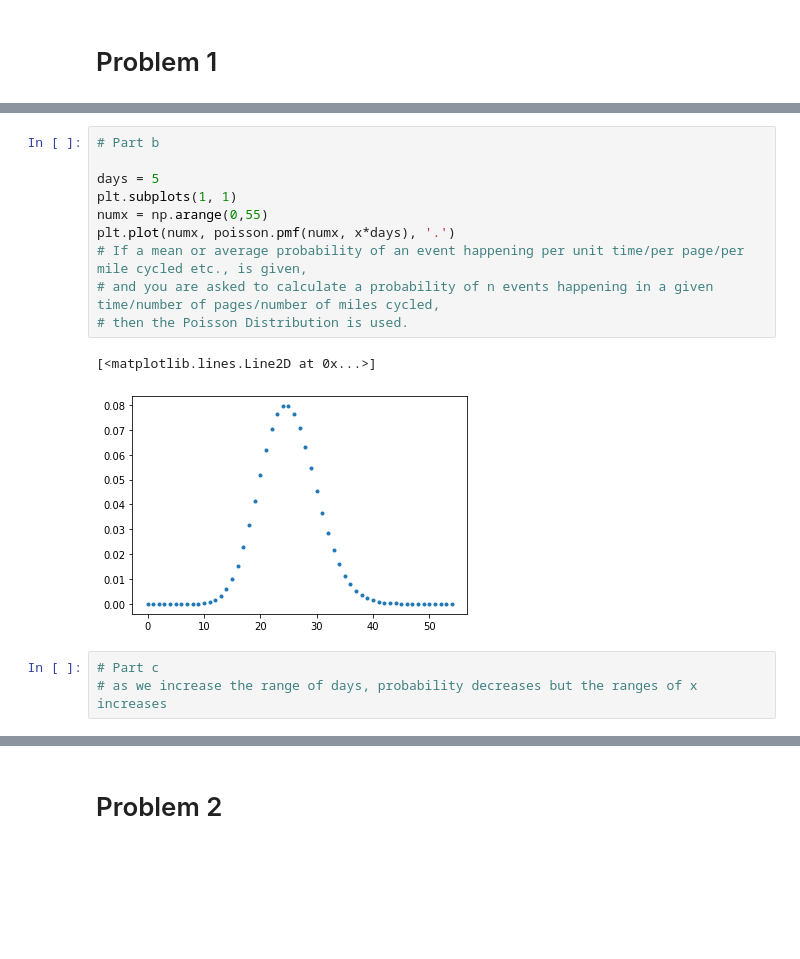
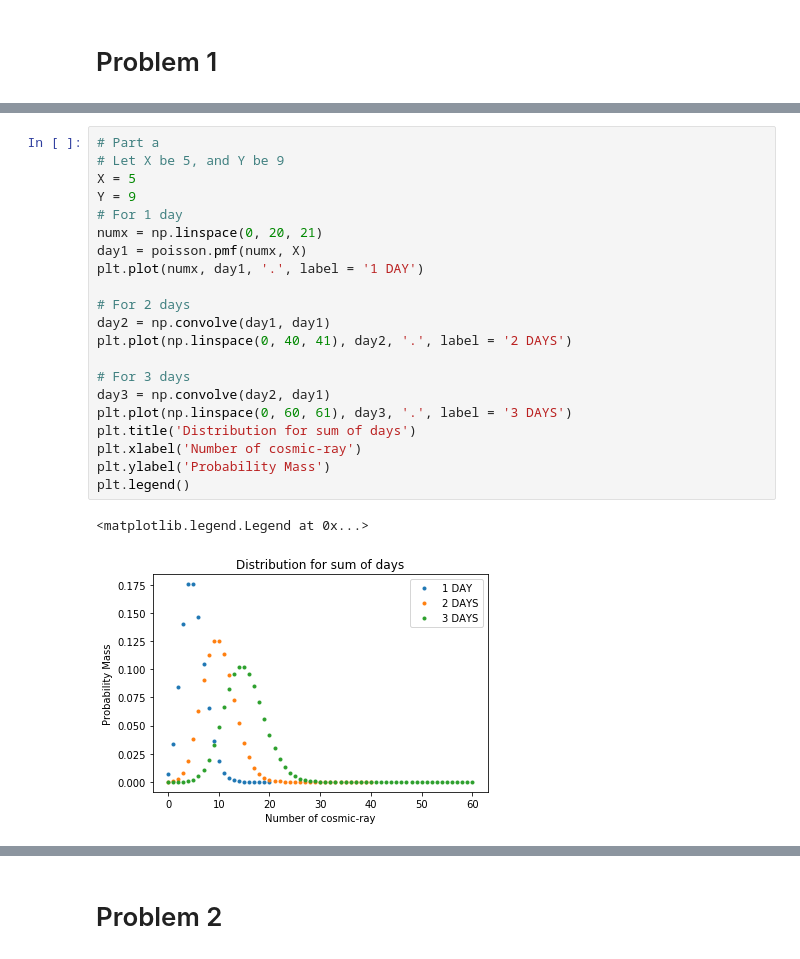
Before and after one commit to ziqishen-1575798/ziqishen, a Jupyter notebook: PHYS434 Lab 2.ipynb, the cells around one changed output, grey strips where cells are left out. Cells and saved outputs as stored; diff of their text form; blank space fills up the shorter version.

```diff
--- a/PHYS434 Lab 2.ipynb
+++ b/PHYS434 Lab 2.ipynb
@@ -30,16 +10,24 @@ plt.plot(numx, poisson.pmf(numx, x*days), '.')
-# %%
-# Part b
-
-days = 5
-plt.subplots(1, 1)
-numx = np.arange(0,55)
-plt.plot(numx, poisson.pmf(numx, x*days), '.')
-# If a mean or average probability of an event happening per unit time/per page/per mile cycled etc., is given,
-# and you are asked to calculate a probability of n events happening in a given time/number of pages/number of miles cycled,
-# then the Poisson Distribution is used.
-# %% [output]
-[<matplotlib.lines.Line2D at 0x...>]
-[figure, removed]
-# %%
-# Part c
-# as we increase the range of days, probability decreases but the ranges of x increases
+# %%
+# Part a
+# Let X be 5, and Y be 9
+X = 5
+Y = 9
+# For 1 day
+numx = np.linspace(0, 20, 21)
+day1 = poisson.pmf(numx, X)
+plt.plot(numx, day1, '.', label = '1 DAY')
+
+# For 2 days
+day2 = np.convolve(day1, day1)
+plt.plot(np.linspace(0, 40, 41), day2, '.', label = '2 DAYS')
+
+# For 3 days
+day3 = np.convolve(day2, day1)
+plt.plot(np.linspace(0, 60, 61), day3, '.', label = '3 DAYS')
+plt.title('Distribution for sum of days')
+plt.xlabel('Number of cosmic-ray')
+plt.ylabel('Probability Mass')
+plt.legend()
+# %% [output]
+<matplotlib.legend.Legend at 0x...>
+[figure, added]
```
Also changed, not shown: parts of 11 cells of this notebook, 1 other file.
